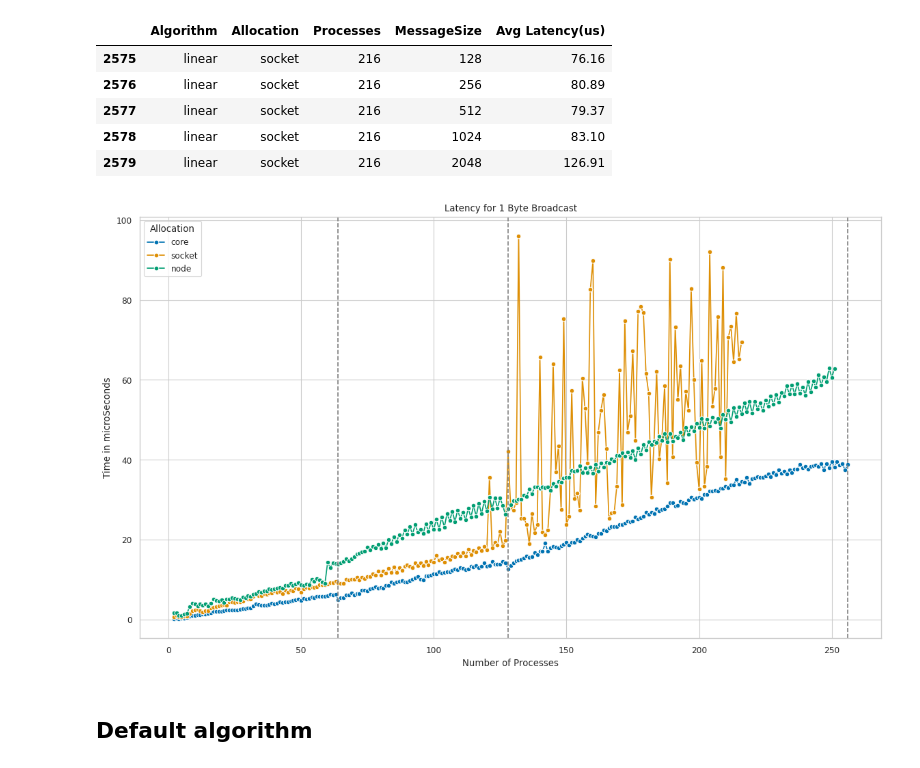
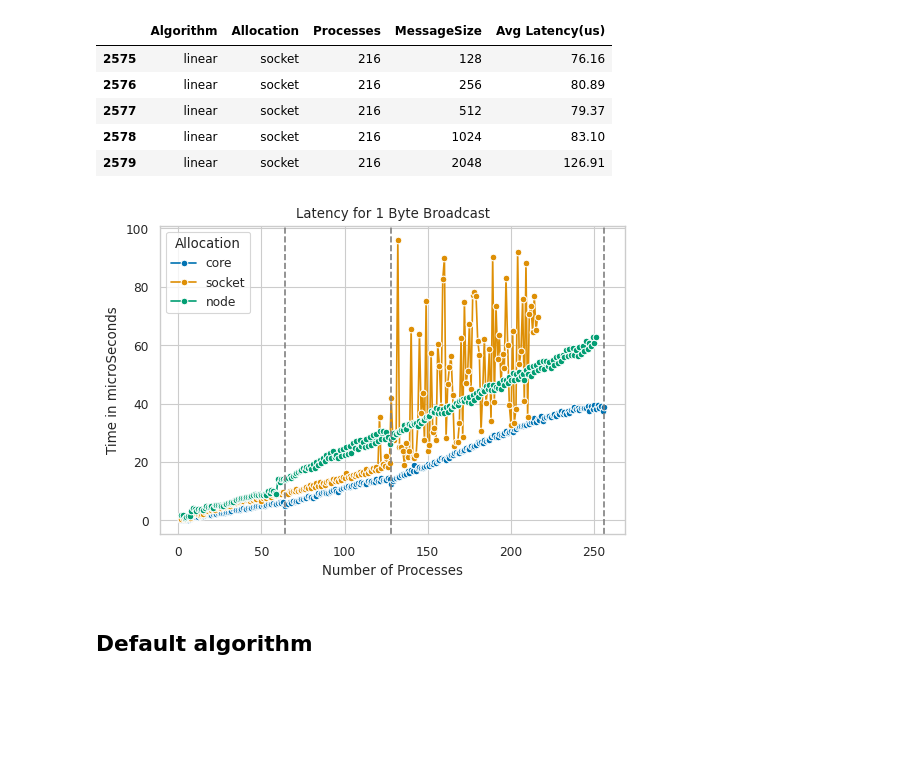
Before and after one commit to ValentinisAlessio/HPC_final_project, a Jupyter notebook: exercise1/plots/plots_bcast.ipynb, the cells around one changed output. Drawn from its saved outputs; the diff is of its cells as text; code cells hidden in the pictures; blank space fills up the shorter version.

```diff
--- a/exercise1/plots/plots_bcast.ipynb
+++ b/exercise1/plots/plots_bcast.ipynb
@@ -120,28 +120,28 @@ linear_socket.tail()
 # %%
 # plot the results concerning the 1 MessageSize
 df = linear[linear['MessageSize'] == 1]
 
 sns.set_style("whitegrid")
 sns.set_context("paper")
 sns.set_palette("colorblind")
 sns.lineplot(x='Processes', y='Avg Latency(us)', hue='Allocation', data=df, marker='o')
 plt.axvline(64, color='grey', linestyle='--')
 plt.axvline(128, color='grey', linestyle='--')
 plt.axvline(256, color='grey', linestyle='--')
 plt.xlabel('Number of Processes')
 plt.ylabel('Time in microSeconds')
 plt.title('Latency for 1 Byte Broadcast')
 
 # Inctrease dimensions of the plot
 fig = plt.gcf()
-fig.set_size_inches(14, 8)
+fig.set_size_inches(6, 4)
 
 plt.show()
 
 # save the plot
 fig.savefig('bcast_linear_1byte.png')
 # %% [output]
-[figure, old version]
+[figure, new version]
 # %% [markdown]
 ## Default algorithm
 # %%
```
Also changed, not shown: parts of 8 cells of this notebook, 9 other files.
